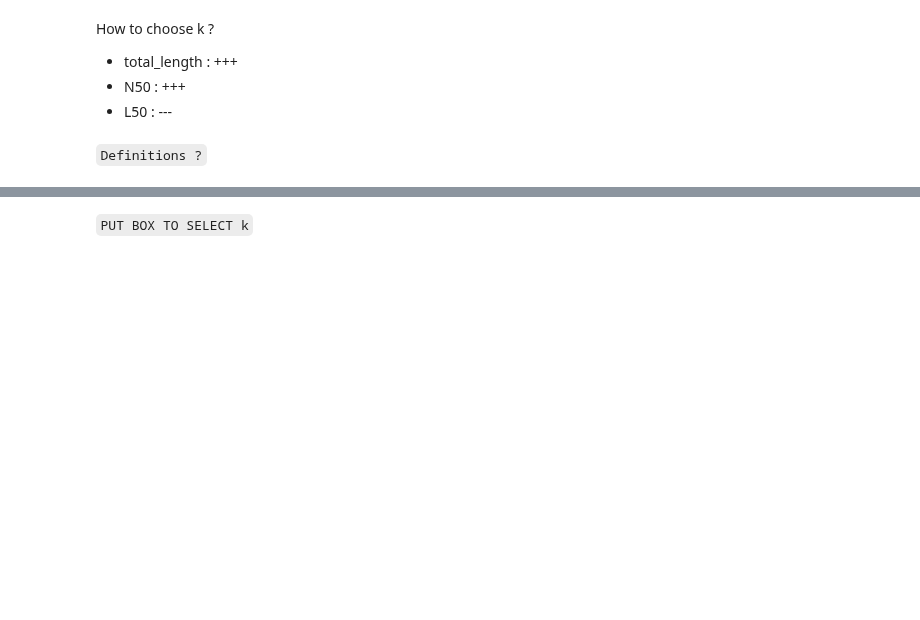
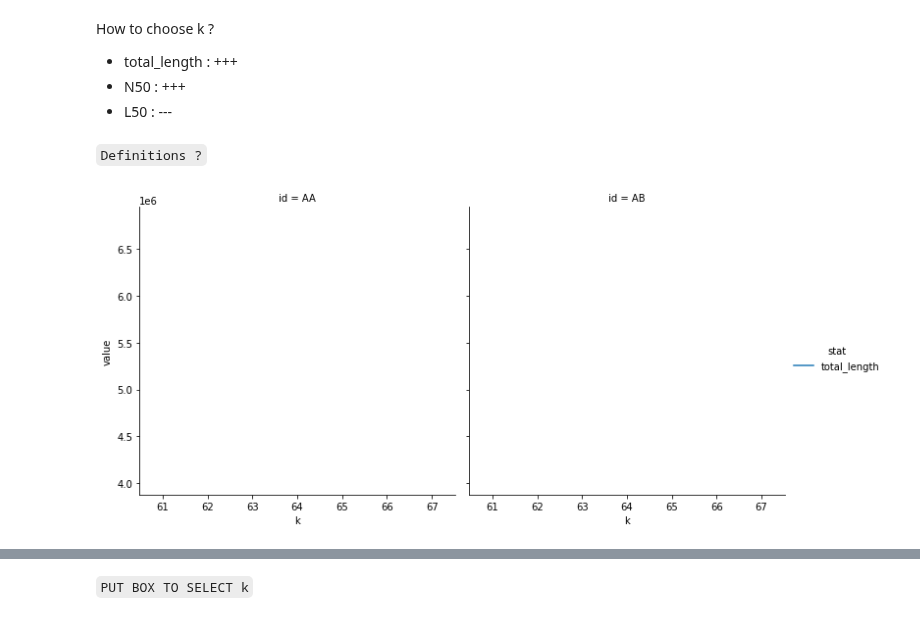
Before and after one commit to tranchant/frangiPANe, a Jupyter notebook: frangiPANe/frangiPANe.ipynb, the cells around one changed output, grey strips where cells are left out. Drawn from its saved outputs; the diff is of its cells as text; code cells hidden in the pictures; blank space fills up the shorter version.

```diff
--- a/frangiPANe/frangiPANe.ipynb
+++ b/frangiPANe/frangiPANe.ipynb
@@ -458,10 +516,10 @@ How to choose k ?
 # %%
 stat_len_df = pd.read_csv(output_assembly_dir + "assembly_choosing_k/plots/assembly-stats-" + stat_len[0] + ".csv", sep='\t')
 
 size = sns.relplot(x='k', y='value', hue='stat', data=stat_len_df, col='id', kind="line")
 size.savefig(output_assembly_dir + "assembly_choosing_k/plots/stat_len.png")
-
-hide_cell()
+# %% [output]
+[figure, added]
 # %%
 stats_N_files = []
 for stat in stats_N :
```
Also changed, not shown: parts of 12 cells of this notebook.
